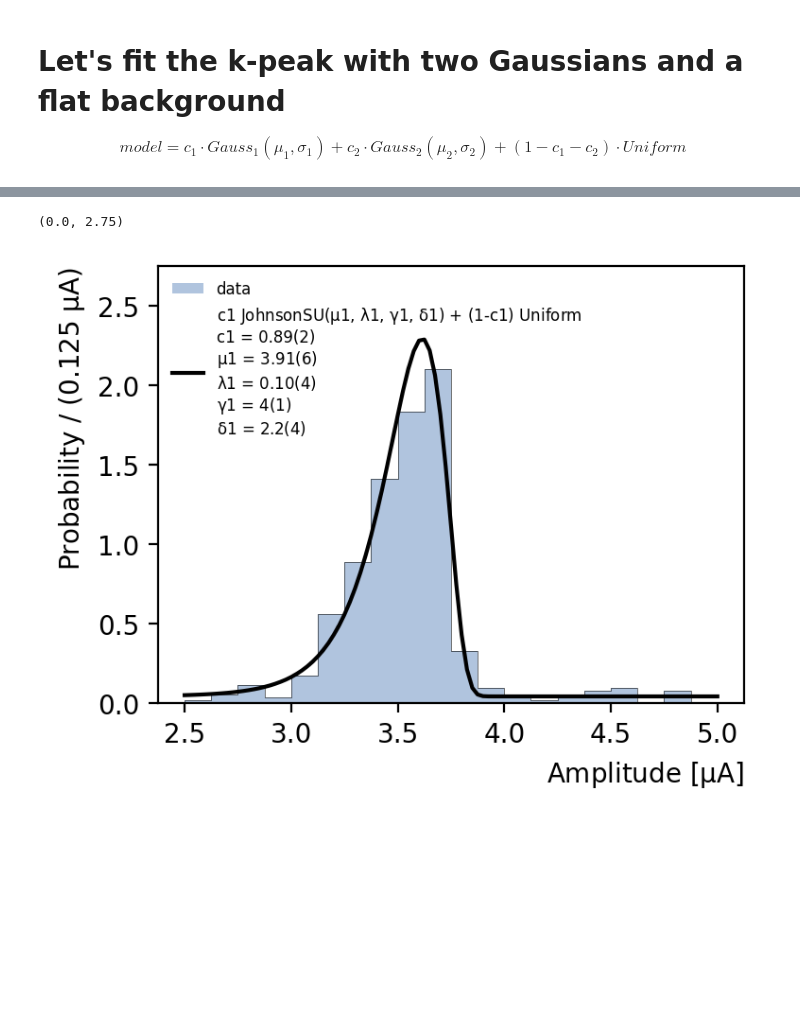
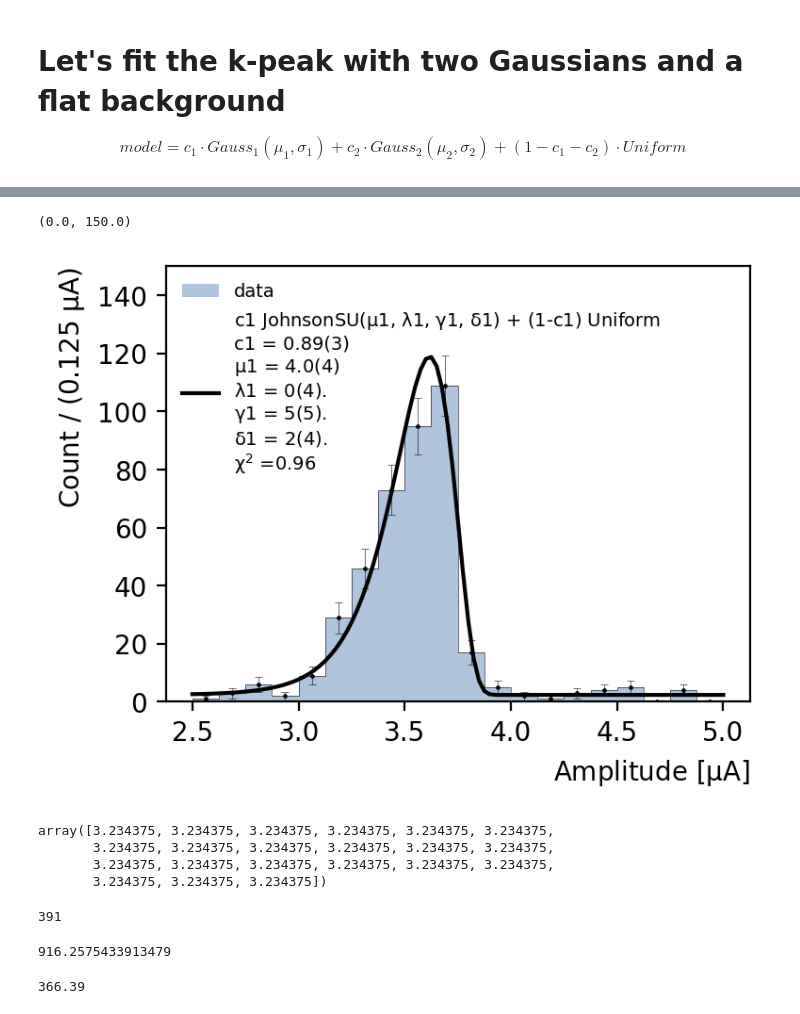
Before and after one commit to perry5334/CDMS, a Jupyter notebook: notebooks/CUTE/Ge71_Lines/Ge71_Activation_Lines.ipynb, the cells around one changed output, grey strips where cells are left out. Saved outputs shown, nothing was run; the diff lists cells and outputs as text; code cells hidden in the pictures; blank space fills up the shorter version.

```diff
--- a/notebooks/CUTE/Ge71_Lines/Ge71_Activation_Lines.ipynb
+++ b/notebooks/CUTE/Ge71_Lines/Ge71_Activation_Lines.ipynb
@@ -268,5 +289,8 @@ model = \lambda_1 \cdot Johnson(\mu_1,\sigma_1,) + (1-\lambda_1) \cdot Uniform
 $$
 # %%
+counts, bin_edges = np.histogram(L_peak_data, bins=L_peak_bins)
+bin_centers = bin_edges[:-1] + np.diff(L_peak_bins)[0] / 2
+
 # Observable
 x = ROOT.RooRealVar("x", "x", 2.5, 5)
 
@@ -286,7 +310,8 @@ frac1 = ROOT.RooRealVar("c1", "c", 0.5, 0.0, 1.0)
 # Weighted sum of distributions
 pdf = ROOT.RooAddPdf("model", "model", [j1, flat], [frac1])
 # Convert numpy array into RooFit object
-data = ROOT.RooDataSet.from_numpy({"x": L_peak_data},[x],name='1_Johnson',title='1_Johnson')
+#data = ROOT.RooDataSet.from_numpy({"x": L_peak_data},[x],name='1_Johnson',title='1_Johnson')
+data = ROOT.RooDataHist.from_numpy(counts, [x], bins=[L_peak_bins])
 # %%
 nll = pdf.createNLL(data)
 m = ROOT.RooMinimizer(nll)
@@ -330,33 +363,36 @@ make_plot(frame)
 # %%
 x = np.linspace(2.5, 5, 101)
-delta1 = 2.19
-gamma1 = 4.4
+delta1 = 2.4
+gamma1 = 5.0
 lambda1 = 0.1
-mu1 = 3.913
-c1 = 0.889
+mu1 = 3.95
+c1 = 0.885
+xrange = max(L_peak_bins) - min(L_peak_bins)
 
-Johnson1 = delta1 / (lambda1 * np.sqrt(2 * np.pi)) * 1/np.sqrt(1 + ( (x - mu1) / lambda1 )**2 ) * np.exp( -1/2 * (gamma1 + delta1 * np.arcsinh( (x - mu1) / lambda1) )**2 )
-flat = np.array([1.0 / 2.5 for i in range(len(x))])
-
-PDF = c1 * Johnson1 + (1 - c1) * flat
+PDF = np.array([johnson_flat(i, c1, mu1, lambda1, gamma1, delta1, xrange) for i in x])
 # %%
 plt.figure(figsize=(4,3), dpi=200)
-plt.hist(df_rqs['PTOFamps']*1e6, bins=np.linspace(2.5, 5, 21), color = 'lightsteelblue', density=True, label = 'data')
-plt.hist(df_rqs['PTOFamps']*1e6, bins=np.linspace(2.5, 5, 21), histtype='step', color = 'black', lw = 0.2, density=True)
+plt.hist(L_peak_data, bins=L_peak_bins, color = 'lightsteelblue', label = 'data')
+plt.hist(L_peak_data, bins=L_peak_bins, histtype='step', color = 'black', lw = 0.2)
 plt.xlabel(r"Amplitude [$\mathrm{\mu A}$]")
-plt.ylabel("Probability / (0.125 $\mathrm{\mu A}$)")
+plt.ylabel("Count / (0.125 $\mathrm{\mu A}$)")
 
 
-plt.plot(x, PDF, color = 'black', label = r'c1 JohnsonSU($\mathrm{\mu 1}$, $\mathrm{\lambda1}$, $\mathrm{\gamma1}$, $\mathrm{\delta1}$) + (1-c1) Uniform' +
-                                    '\n' +r'c1 = 0.89(2)'
-                                    '\n' + r'$\mathrm{\mu1}$ = 3.91(6)'
-                                    '\n' + r'$\mathrm{\lambda1}$ = 0.10(4)'
-                                    '\n' + r'$\mathrm{\gamma1}$ = 4(1)'
-                                    '\n' + r'$\mathrm{\delta1}$ = 2.2(4)')
+plt.plot(x, PDF*len(L_peak_data)*np.diff(L_peak_bins)[0], color = 'black',
+         label = r'c1 JohnsonSU($\mathrm{\mu 1}$, $\mathrm{\lambda1}$, $\mathrm{\gamma1}$, $\mathrm{\delta1}$) + (1-c1) Uniform' +
+                                    '\n' +r'c1 = 0.89(3)'
+                                    '\n' + r'$\mathrm{\mu1}$ = 4.0(4)'
+                                    '\n' + r'$\mathrm{\lambda1}$ = 0(4).'
+                                    '\n' + r'$\mathrm{\gamma1}$ = 5(5).'
+                                    '\n' + r'$\mathrm{\delta1}$ = 2(4).'
+                                    '\n' + r'$\mathrm{\chi^2}$ =' + f'{np.round(frame.chiSquare(), 2)}')
 
-plt.legend(fontsize = 6, loc = 'upper left')
+plt.errorbar(bin_centers, counts, yerr = np.sqrt(counts), ls = "None", color='black', capsize = 1.5, elinewidth=0.2, capthick = 0.2)
+plt.scatter(bin_centers, counts, color = 'black', s = 0.5)
 
-plt.ylim(0, 2.75)
+plt.legend(fontsize = 7, loc = 'upper left')
+
+plt.ylim(0, 150)
 # %% [output]
-(0.0, 2.75)
+(0.0, 150.0)
-[figure, old version]
+[figure, new version]
@@ -362,0 +402,19 @@ plt.ylim(0, 2.75)
+# %%
+np.array([1.0/8.0 for i in range(len(L_peak_bins))]) * len(L_peak_data) * np.diff(L_peak_bins)[0] / 2
+# %% [output]
+array([3.234375, 3.234375, 3.234375, 3.234375, 3.234375, 3.234375,
+       3.234375, 3.234375, 3.234375, 3.234375, 3.234375, 3.234375,
+       3.234375, 3.234375, 3.234375, 3.234375, 3.234375, 3.234375,
+       3.234375, 3.234375, 3.234375])
+# %%
+len(signal)
+# %% [output]
+391
+# %%
+sum(PDF * len(L_peak_data) * np.diff(L_peak_bins)[0] / 2) * c1
+# %% [output]
+916.2575433913479
+# %%
+len(L_peak_data) * c1
+# %% [output]
+366.39
```
Also changed, not shown: parts of 14 cells of this notebook, 1 other file.
